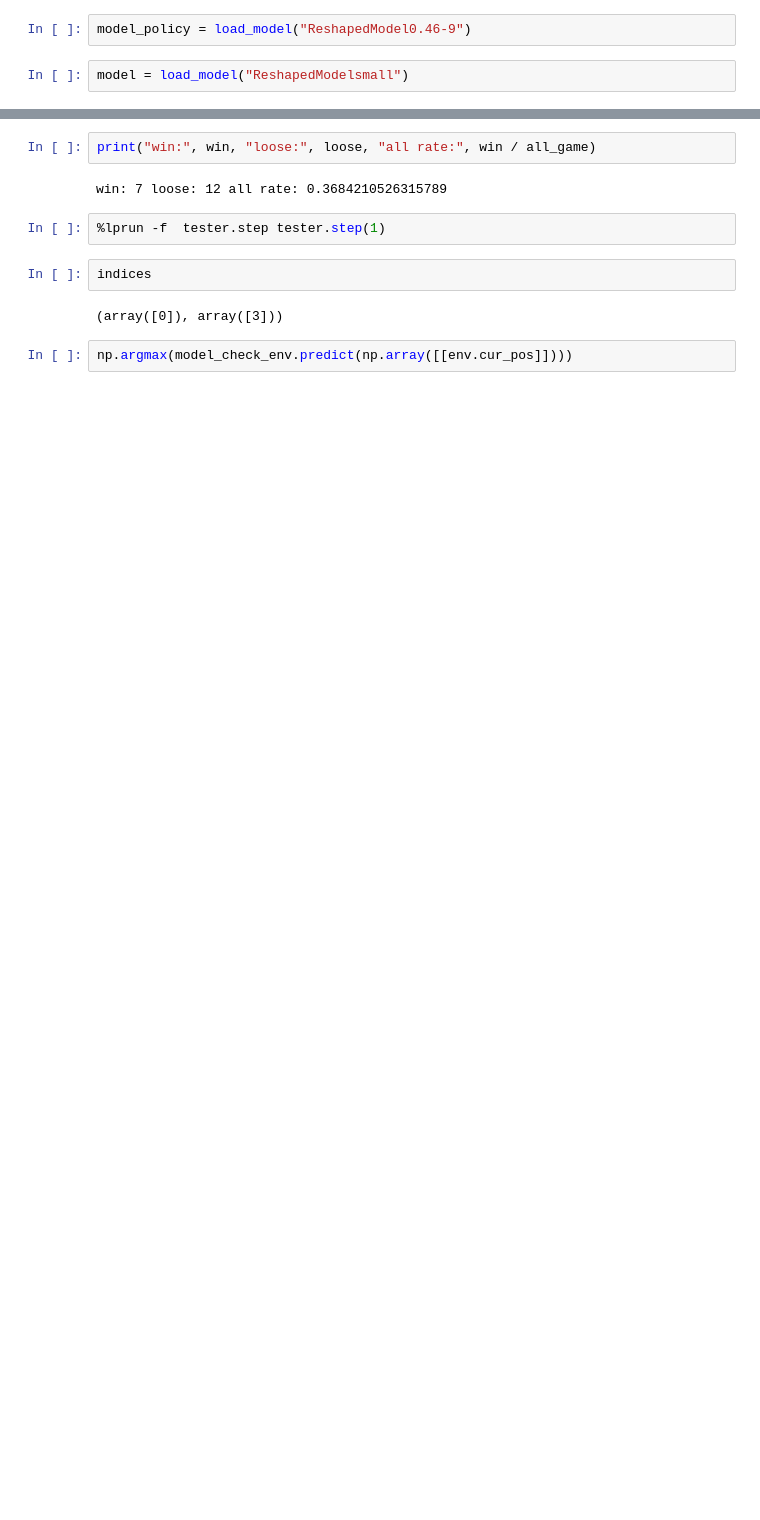
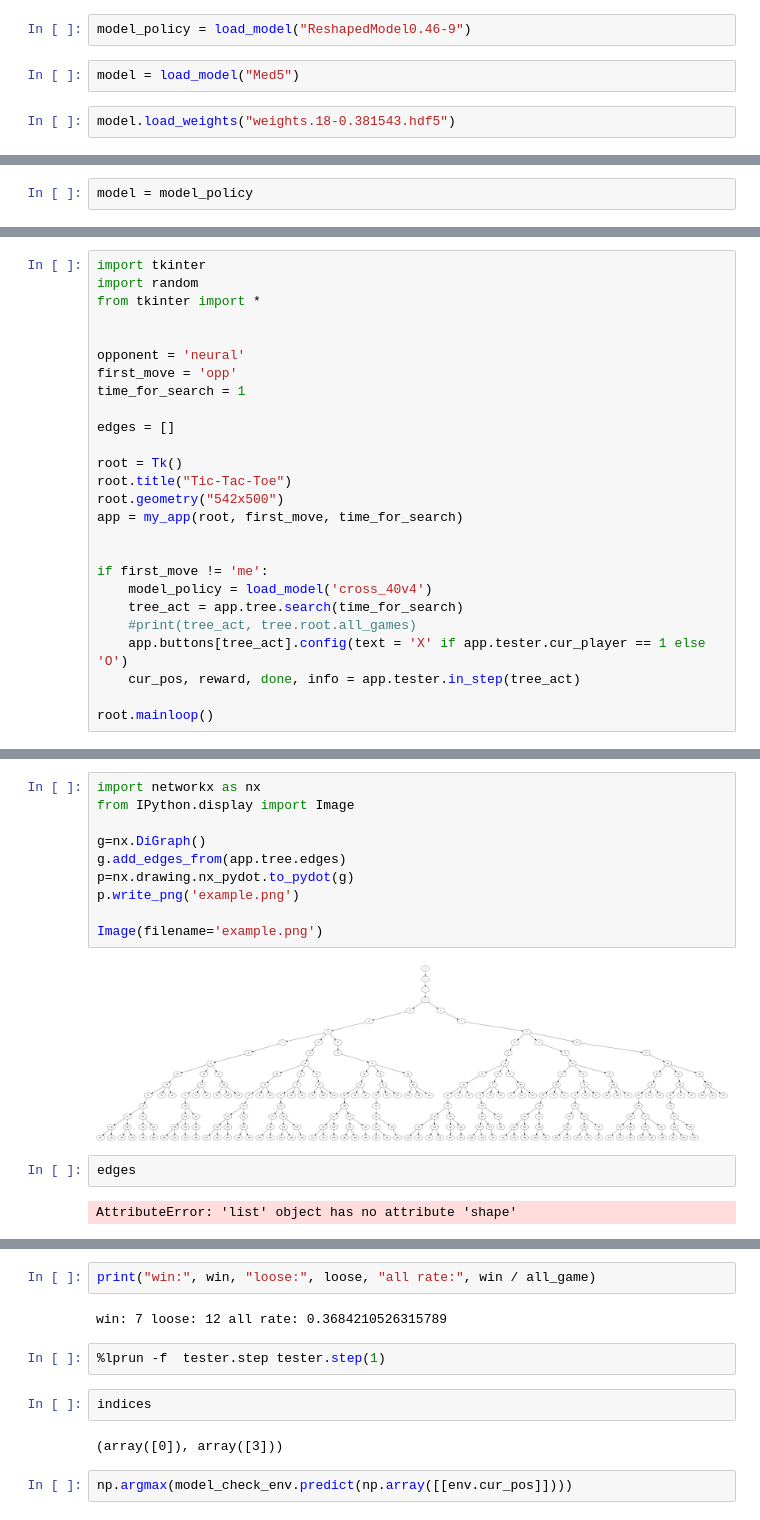
Before and after one commit to alex-kharlamov/DeepReinforcement, a Jupyter notebook: PredictNET.ipynb, the cells around one changed output, grey strips where cells are left out. Drawn from its saved outputs; the diff is of its cells as text; blank space fills up the shorter version.

Commit message:
Powerful player v1

```diff
--- a/PredictNET.ipynb
+++ b/PredictNET.ipynb
@@ -286,5 +360,7 @@ model = load_model("model")
 # %%
 model_policy = load_model("ReshapedModel0.46-9")
 # %%
-model = load_model("ReshapedModelsmall")
+model = load_model("Med5")
+# %%
+model.load_weights("weights.18-0.381543.hdf5")
 # %%
@@ -564 +803,3 @@ class RenjuTEST(object):
         return self.cur_pos
+# %%
+model = model_policy
@@ -778,0 +1031,26 @@ _ _ _ _ _ _ _ _ _ _ _ _ _ _ _
+# %%
+import tkinter
+import random
+from tkinter import *
+
+
+opponent = 'neural'
+first_move = 'opp'
+time_for_search = 1
+
+edges = []
+
+root = Tk()
+root.title("Tic-Tac-Toe")
+root.geometry("542x500")
+app = my_app(root, first_move, time_for_search)
+
+
+if first_move != 'me':
+    model_policy = load_model('cross_40v4')
+    tree_act = app.tree.search(time_for_search)
+    #print(tree_act, tree.root.all_games)
+    app.buttons[tree_act].config(text = 'X' if app.tester.cur_player == 1 else 'O')
+    cur_pos, reward, done, info = app.tester.in_step(tree_act)
+
+root.mainloop()
@@ -778,0 +1075,16 @@ _ _ _ _ _ _ _ _ _ _ _ _ _ _ _
+# %%
+import networkx as nx
+from IPython.display import Image
+
+g=nx.DiGraph()
+g.add_edges_from(app.tree.edges)
+p=nx.drawing.nx_pydot.to_pydot(g)
+p.write_png('example.png')
+
+Image(filename='example.png')
+# %% [output]
+[figure, added]
+# %%
+edges
+# %% [output]
+AttributeError: 'list' object has no attribute 'shape'
```
Also changed, not shown: parts of 57 cells of this notebook.
